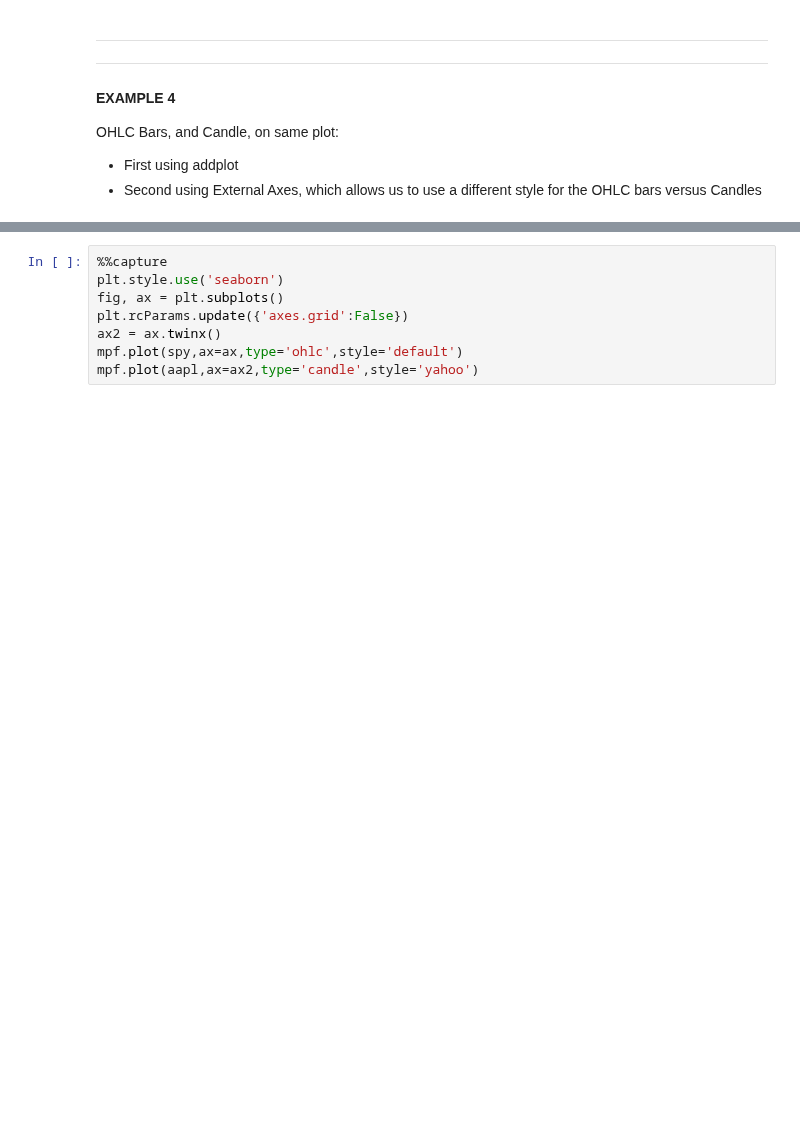
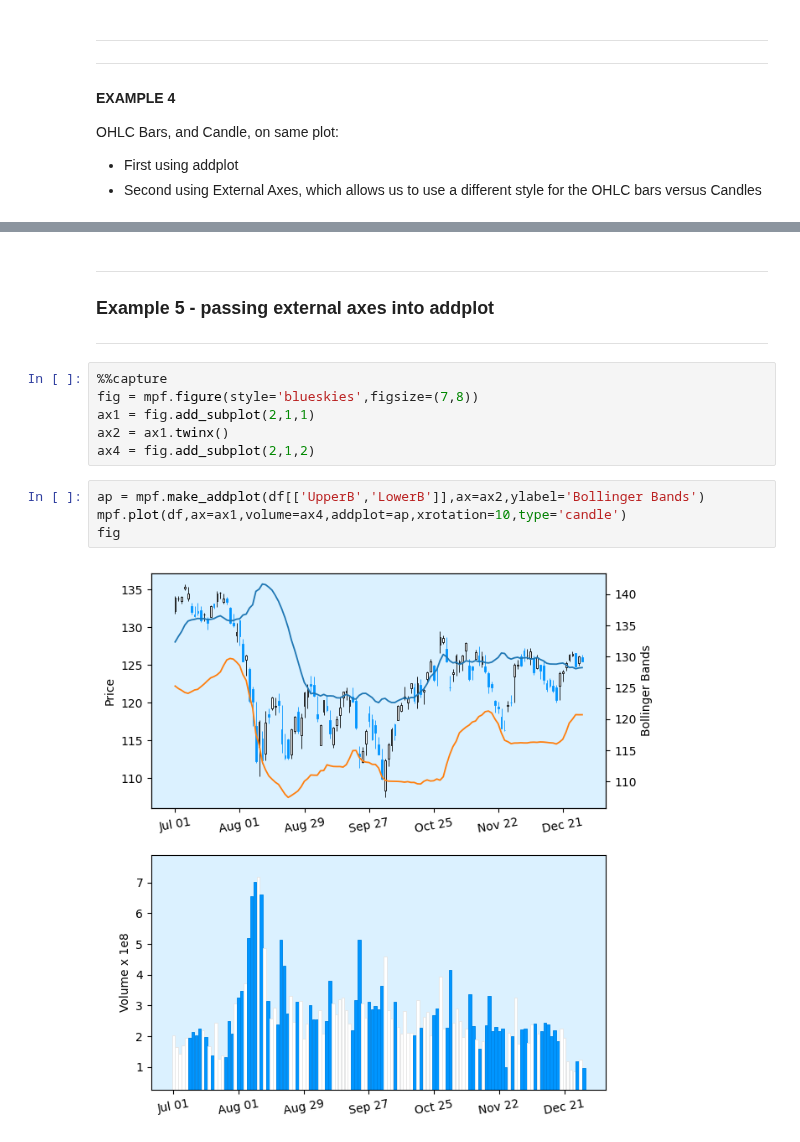
Before and after one commit to matplotlib/mplfinance, a Jupyter notebook: examples/external_axes.ipynb, the cells around one changed output, grey strips where cells are left out. Cells and saved outputs as stored; diff of their text form; blank space fills up the shorter version.

Commit message:
addplot external axes

```diff
--- a/examples/external_axes.ipynb
+++ b/examples/external_axes.ipynb
@@ -180,8 +180,18 @@ mpf.plot(aapl,ax=ax2,type='candle',style='yahoo')
-# %%
-%%capture
-plt.style.use('seaborn')
-fig, ax = plt.subplots()
-plt.rcParams.update({'axes.grid':False})
-ax2 = ax.twinx()
-mpf.plot(spy,ax=ax,type='ohlc',style='default')
-mpf.plot(aapl,ax=ax2,type='candle',style='yahoo')
+# %% [markdown]
+---
+
+### Example 5 - passing external axes into addplot
+
+---
+# %%
+%%capture
+fig = mpf.figure(style='blueskies',figsize=(7,8))
+ax1 = fig.add_subplot(2,1,1)
+ax2 = ax1.twinx()
+ax4 = fig.add_subplot(2,1,2)
+# %%
+ap = mpf.make_addplot(df[['UpperB','LowerB']],ax=ax2,ylabel='Bollinger Bands')
+mpf.plot(df,ax=ax1,volume=ax4,addplot=ap,xrotation=10,type='candle')
+fig
+# %% [output]
+[figure, added]
```
Also changed, not shown: parts of 17 cells of this notebook, 6 other files.
